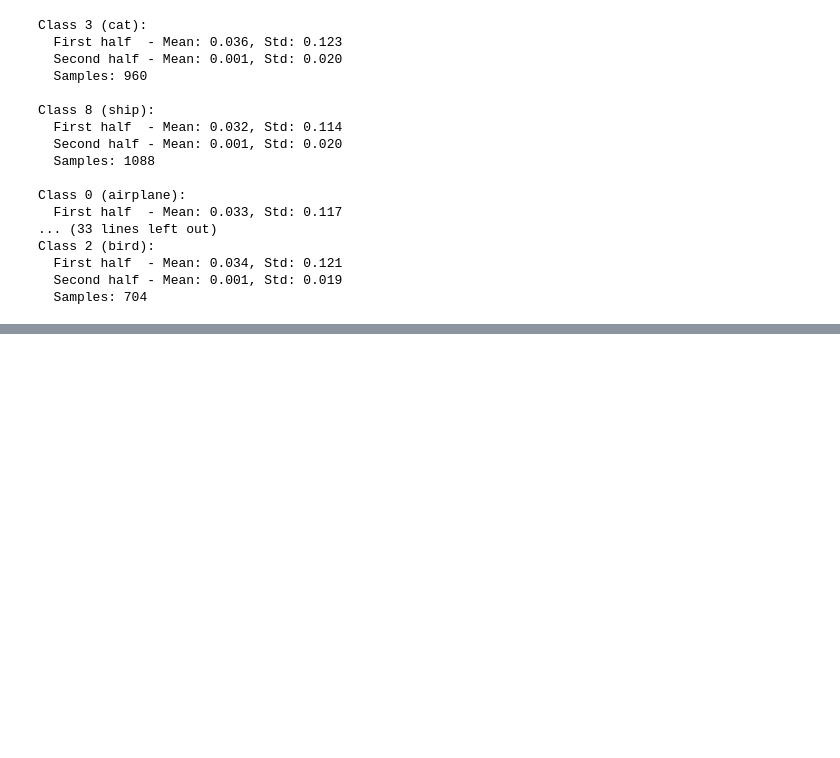
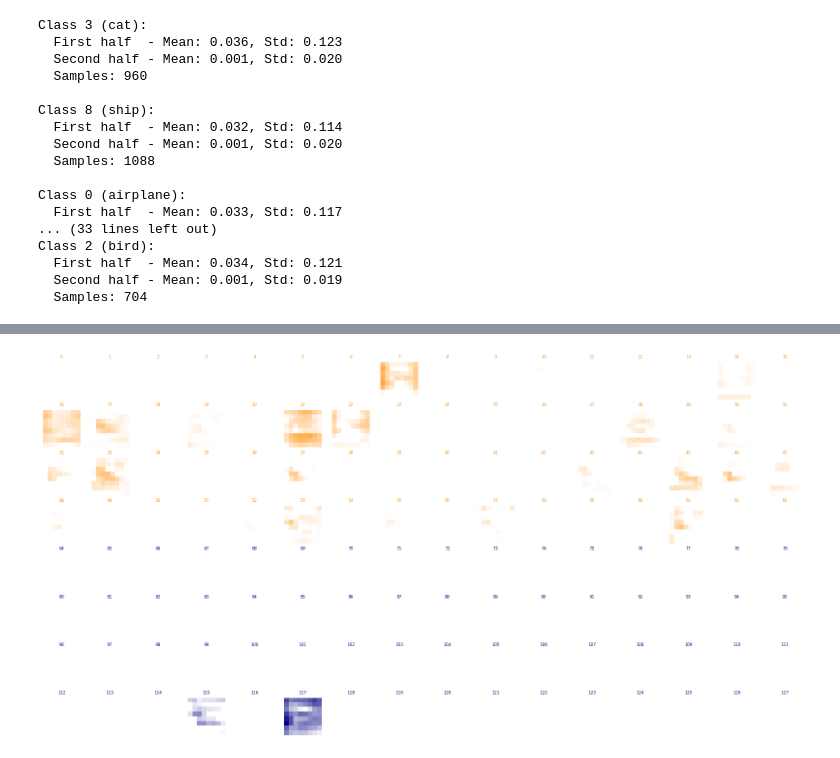
Before and after one commit to zroe1/gradient-routing, a Jupyter notebook: adversarial_examples/main.ipynb, the cells around one changed output, grey strips where cells are left out. Saved outputs shown, nothing was run; the diff lists cells and outputs as text; code cells hidden in the pictures; blank space fills up the shorter version.

```diff
--- a/adversarial_examples/main.ipynb
+++ b/adversarial_examples/main.ipynb
@@ -715,0 +774,2 @@ torch.Size([5, 3, 32, 32])
+# %%
+outs_clean, latent_tensor_clean = model(imgs[3:4], return_routed_act=True)
@@ -719,0 +789,4 @@ tensor([4, 3, 1, 2, 7], device='mps:0')
+# %%
+plot_tensor_heatmap(latent_tensor_clean)
+# %% [output]
+[figure, added]
```
Also changed, not shown: parts of 9 cells of this notebook.
